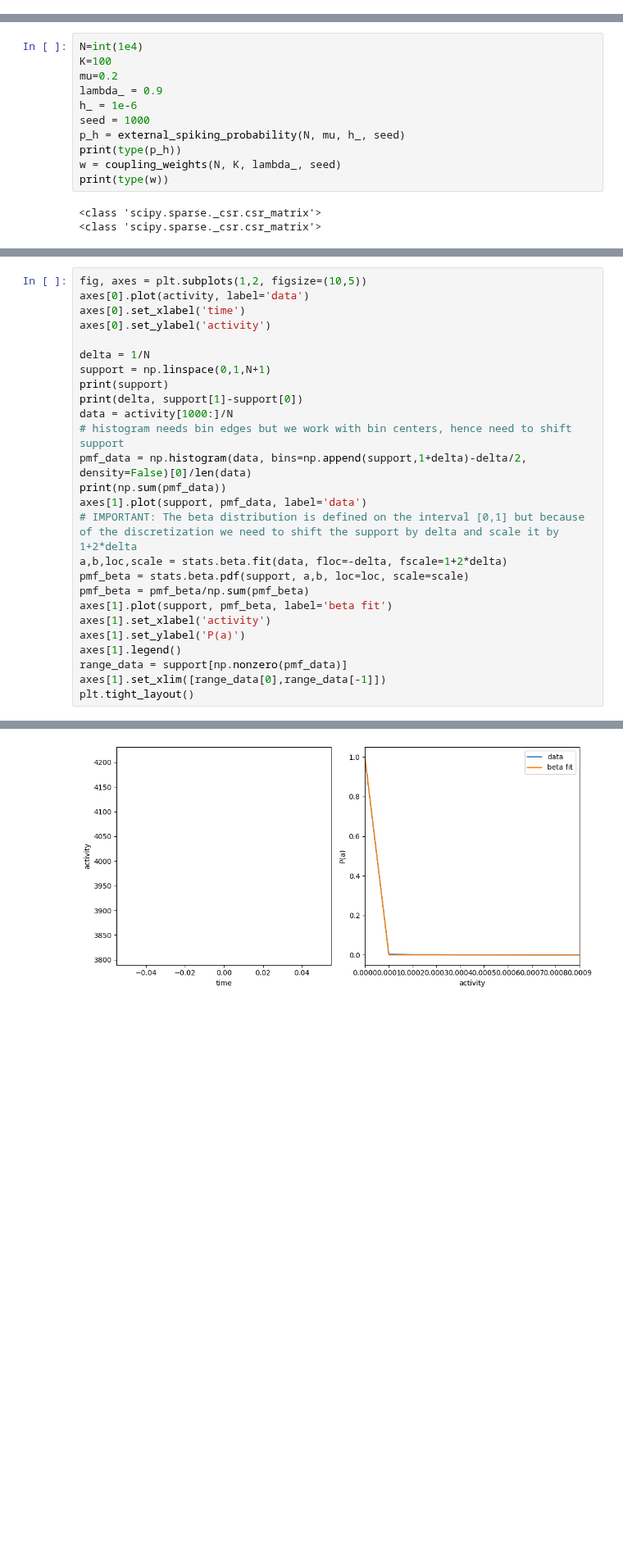
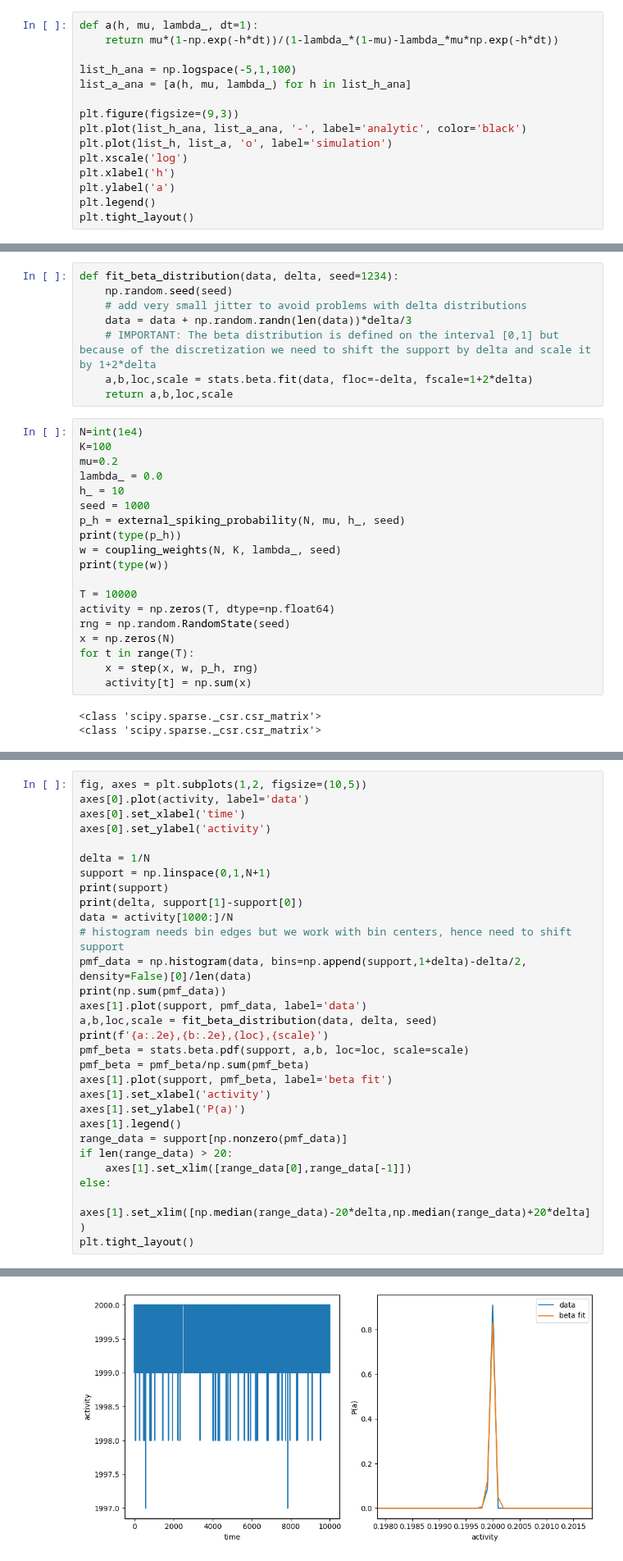
Before and after one commit to sahelazizpour/Finite-Observation-Dynamic-Range, a Jupyter notebook: 0_update/simulation.ipynb, the cells around one changed output, grey strips where cells are left out. Shown at 82% size. Saved outputs shown, nothing was run; the diff lists cells and outputs as text; blank space fills up the shorter version.

Commit message:
verified simulation

```diff
--- a/0_update/simulation.ipynb
+++ b/0_update/simulation.ipynb
@@ -44,0 +73,15 @@ def step(x, w, p_h, rng):
+# %%
+def a(h, mu, lambda_, dt=1):
+    return mu*(1-np.exp(-h*dt))/(1-lambda_*(1-mu)-lambda_*mu*np.exp(-h*dt))
+
+list_h_ana = np.logspace(-5,1,100)
+list_a_ana = [a(h, mu, lambda_) for h in list_h_ana]
+
+plt.figure(figsize=(9,3))
+plt.plot(list_h_ana, list_a_ana, '-', label='analytic', color='black')
+plt.plot(list_h, list_a, 'o', label='simulation')
+plt.xscale('log')
+plt.xlabel('h')
+plt.ylabel('a')
+plt.legend()
+plt.tight_layout()
@@ -45,14 +92,30 @@ def step(x, w, p_h, rng):
+# %%
+def fit_beta_distribution(data, delta, seed=1234):
+    np.random.seed(seed)
+    # add very small jitter to avoid problems with delta distributions
+    data = data + np.random.randn(len(data))*delta/3
+    # IMPORTANT: The beta distribution is defined on the interval [0,1] but because of the discretization we need to shift the support by delta and scale it by 1+2*delta
+    a,b,loc,scale = stats.beta.fit(data, floc=-delta, fscale=1+2*delta)
+    return a,b,loc,scale
 # %%
 N=int(1e4)
 K=100
 mu=0.2
-lambda_ = 0.9
-h_ = 1e-6
+lambda_ = 0.0
+h_ = 10
 seed = 1000
 p_h = external_spiking_probability(N, mu, h_, seed)
 print(type(p_h))
 w = coupling_weights(N, K, lambda_, seed)
 print(type(w))
+
+T = 10000
+activity = np.zeros(T, dtype=np.float64)
+rng = np.random.RandomState(seed)
+x = np.zeros(N)
+for t in range(T):
+    x = step(x, w, p_h, rng)
+    activity[t] = np.sum(x)
 # %% [output]
 <class 'scipy.sparse._csr.csr_matrix'>
 <class 'scipy.sparse._csr.csr_matrix'>
@@ -79,8 +134,8 @@ data = activity[1000:]/N
 pmf_data = np.histogram(data, bins=np.append(support,1+delta)-delta/2, density=False)[0]/len(data)
 print(np.sum(pmf_data))
 axes[1].plot(support, pmf_data, label='data')
-# IMPORTANT: The beta distribution is defined on the interval [0,1] but because of the discretization we need to shift the support by delta and scale it by 1+2*delta
-a,b,loc,scale = stats.beta.fit(data, floc=-delta, fscale=1+2*delta)
+a,b,loc,scale = fit_beta_distribution(data, delta, seed)
+print(f'{a:.2e},{b:.2e},{loc},{scale}')
 pmf_beta = stats.beta.pdf(support, a,b, loc=loc, scale=scale)
 pmf_beta = pmf_beta/np.sum(pmf_beta)
 axes[1].plot(support, pmf_beta, label='beta fit')
@@ -88,7 +143,10 @@ axes[1].set_xlabel('activity')
 axes[1].set_ylabel('P(a)')
 axes[1].legend()
 range_data = support[np.nonzero(pmf_data)]
-axes[1].set_xlim([range_data[0],range_data[-1]])
+if len(range_data) > 20:
+    axes[1].set_xlim([range_data[0],range_data[-1]])
+else:
+    axes[1].set_xlim([np.median(range_data)-20*delta,np.median(range_data)+20*delta])
 plt.tight_layout()
 # %% [output]
 [0.000e+00 1.000e-04 2.000e-04 ... 9.998e-01 9.999e-01 1.000e+00]
@@ -97 +156 @@ plt.tight_layout()
-[figure, old version]
+[figure, new version]
```
Also changed, not shown: parts of 7 cells of this notebook, 1 other file.
